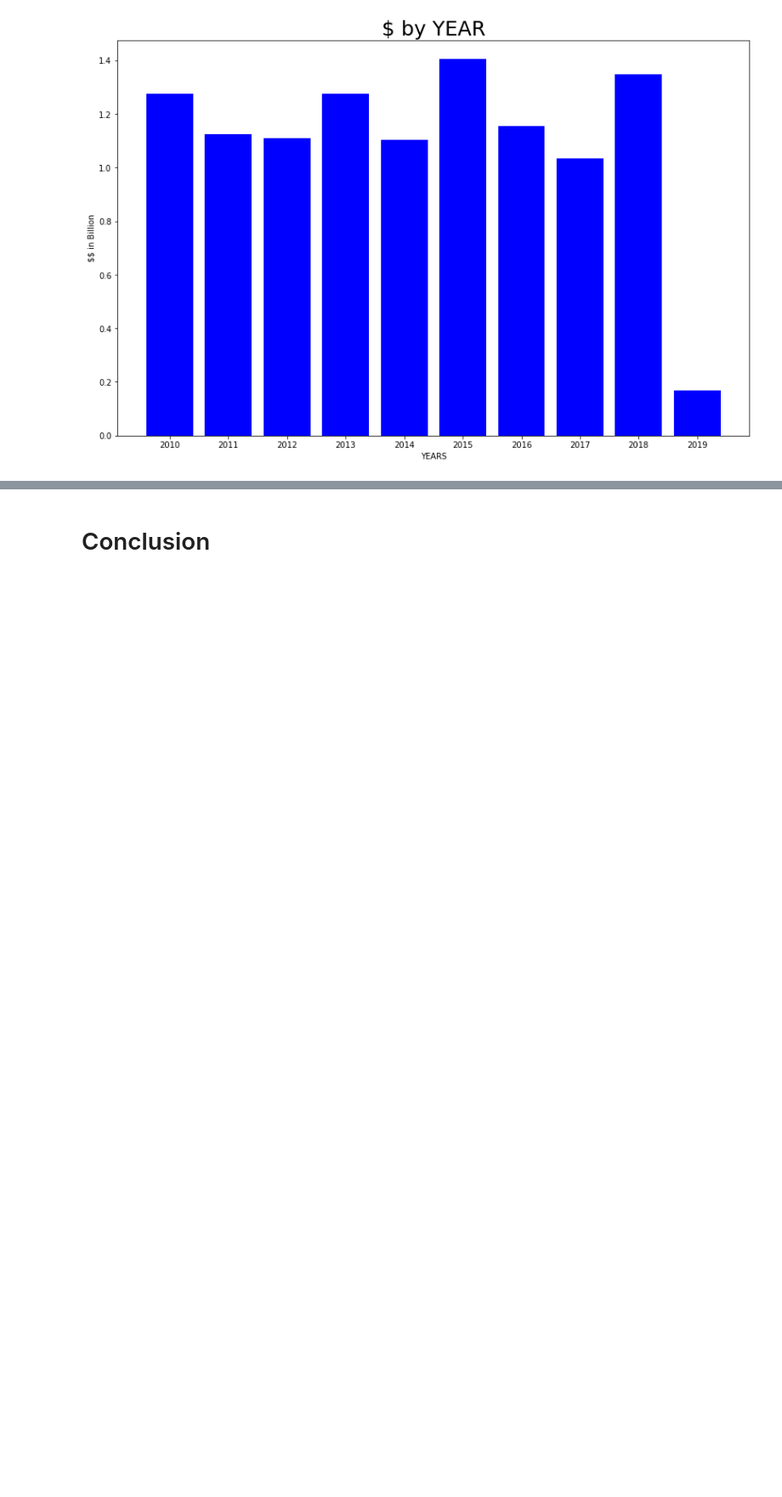
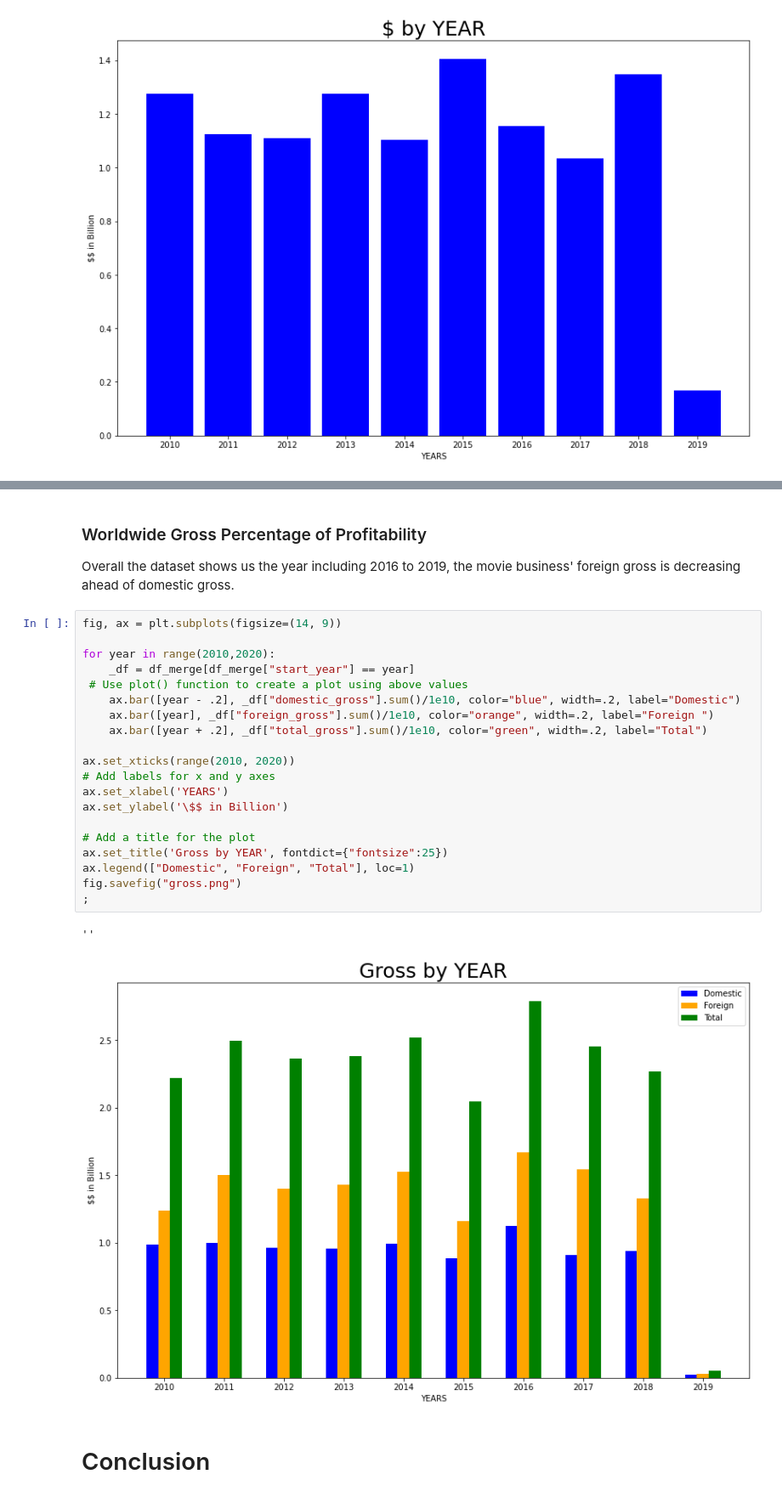
Before and after one commit to gt1719/Movie-Data-Analysis, a Jupyter notebook: movie_data_analysis.ipynb, the cells around one changed output, grey strips where cells are left out. Shown at 85% size. Saved outputs shown, nothing was run; the diff lists cells and outputs as text; blank space fills up the shorter version.

```diff
--- a/movie_data_analysis.ipynb
+++ b/movie_data_analysis.ipynb
@@ -582,3 +631,30 @@ fig.savefig("YEAR.png")
+# %% [markdown]
+### Worldwide Gross Percentage of Profitability
+
+Overall the dataset shows us the year including 2016 to 2019, the movie business' foreign gross is decreasing ahead of domestic gross.
+# %%
+fig, ax = plt.subplots(figsize=(14, 9))
+
+for year in range(2010,2020):
+    _df = df_merge[df_merge["start_year"] == year]
+ # Use plot() function to create a plot using above values
+    ax.bar([year - .2], _df["domestic_gross"].sum()/1e10, color="blue", width=.2, label="Domestic")
+    ax.bar([year], _df["foreign_gross"].sum()/1e10, color="orange", width=.2, label="Foreign ")
+    ax.bar([year + .2], _df["total_gross"].sum()/1e10, color="green", width=.2, label="Total")
+
+ax.set_xticks(range(2010, 2020))
+# Add labels for x and y axes
+ax.set_xlabel('YEARS')
+ax.set_ylabel('\$$ in Billion')
+
+# Add a title for the plot
+ax.set_title('Gross by YEAR', fontdict={"fontsize":25})
+ax.legend(["Domestic", "Foreign", "Total"], loc=1)
+fig.savefig("gross.png")
+;
+# %% [output]
+''
+[figure, added]
 # %% [markdown]
 # Conclusion
 # %% [markdown]
```
Also changed, not shown: parts of 17 cells of this notebook, 4 other files.
